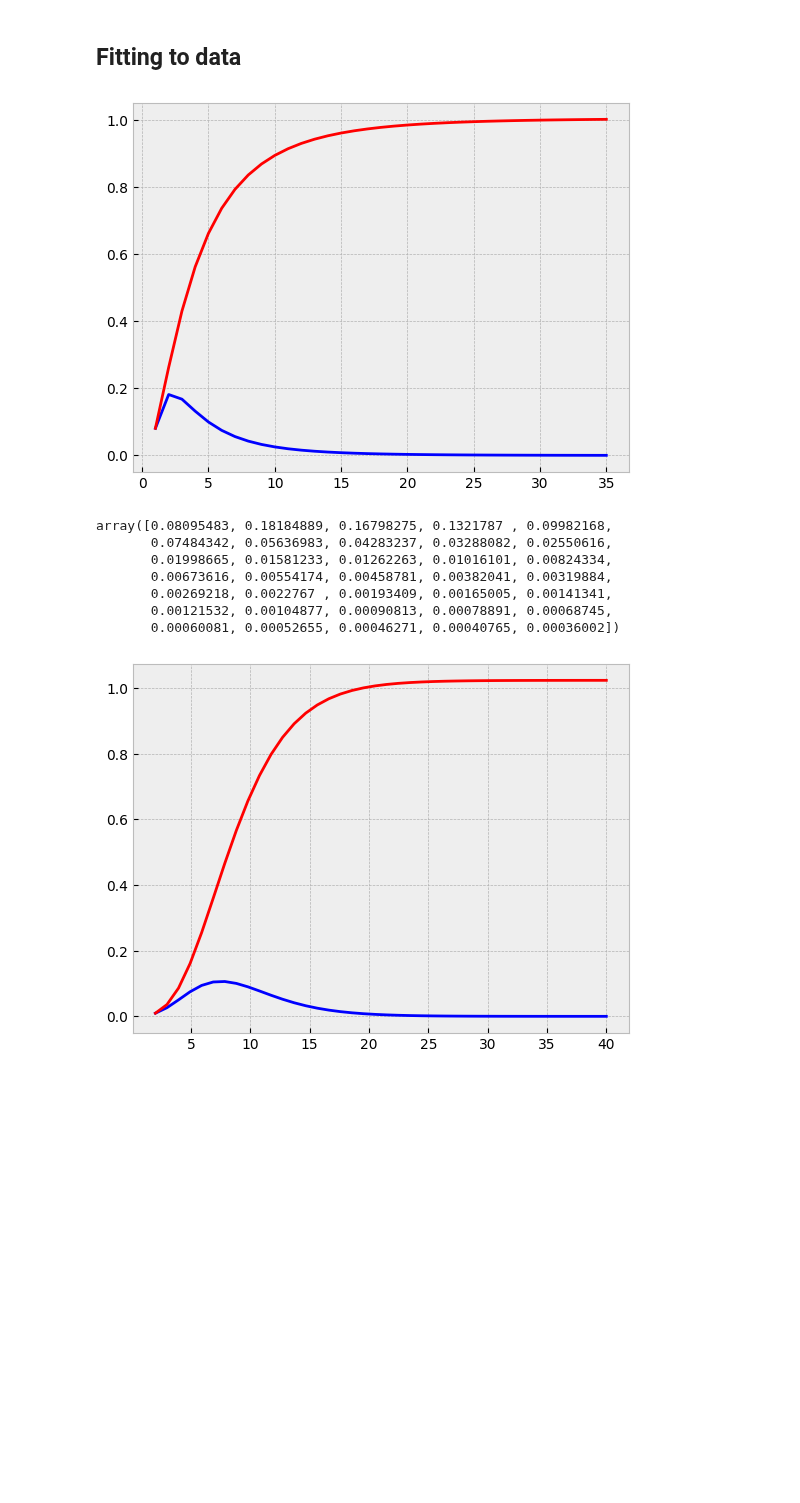
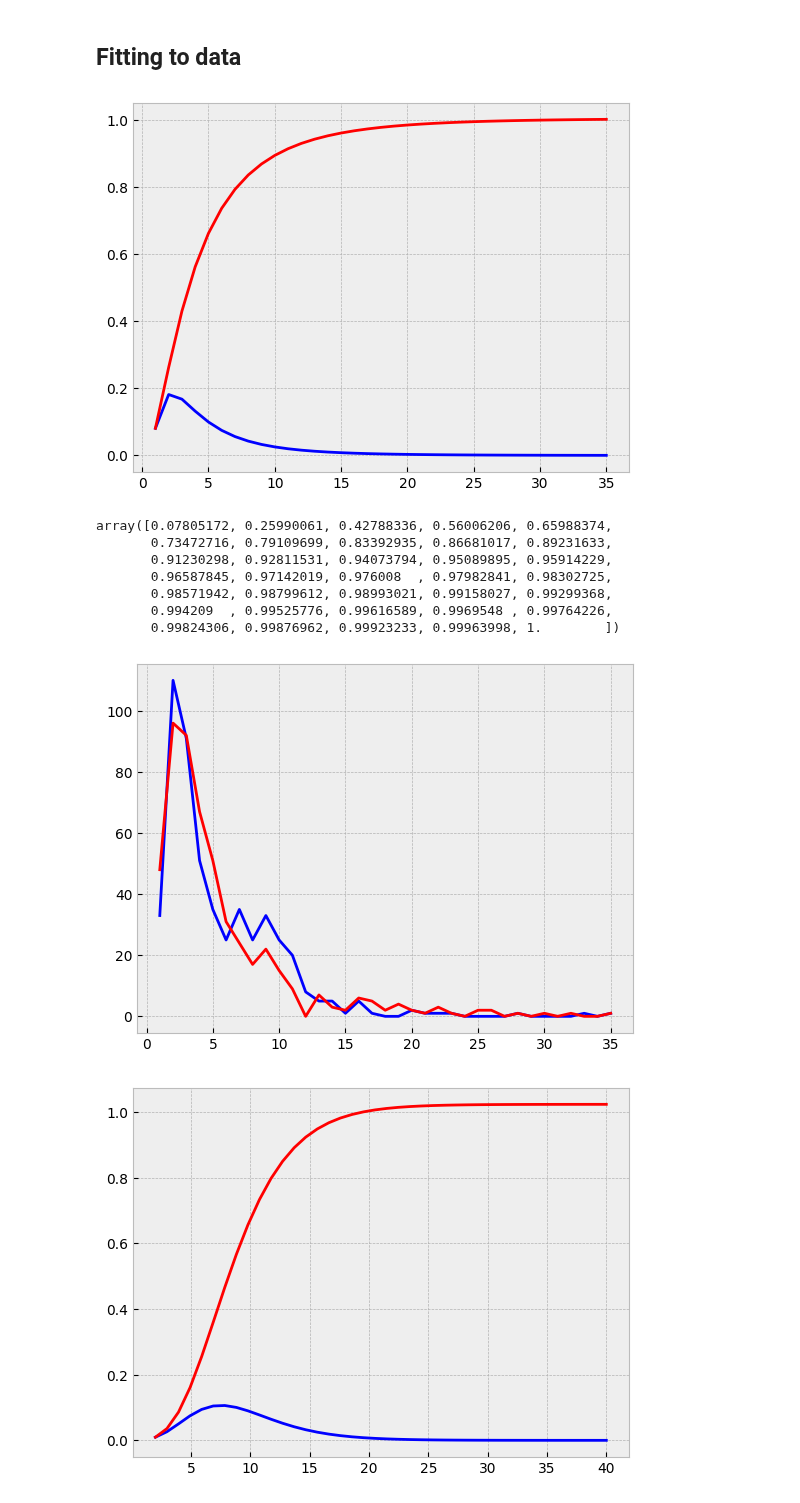
Before and after one commit to zkavtaskin/Lead-Time-Driven-Delivery-Simulation, a Jupyter notebook: Notebook/LittlePower.ipynb, the cells around one changed output. Drawn from its saved outputs; the diff is of its cells as text; code cells hidden in the pictures; blank space fills up the shorter version.

```diff
--- a/Notebook/LittlePower.ipynb
+++ b/Notebook/LittlePower.ipynb
@@ -166,16 +166,31 @@ cycle_cumulative = np.cumsum(cycle_fitted)
 plt.plot(X, cycle_fitted, c='blue')
 plt.plot(X, cycle_cumulative, c='red')
 plt.show()
-cycle_fitted
+
+#temp hack
+temp = (cycle_cumulative[-1:]-1)[0]
+temp
+cycle_fitted_temp = cycle_fitted
+cycle_fitted_temp[0]=cycle_fitted[0]-temp
+np.cumsum(cycle_fitted_temp)
 # %% [output]
 [figure]
-array([0.08095483, 0.18184889, 0.16798275, 0.1321787 , 0.09982168,
-       0.07484342, 0.05636983, 0.04283237, 0.03288082, 0.02550616,
-       0.01998665, 0.01581233, 0.01262263, 0.01016101, 0.00824334,
-       0.00673616, 0.00554174, 0.00458781, 0.00382041, 0.00319884,
-       0.00269218, 0.0022767 , 0.00193409, 0.00165005, 0.00141341,
-       0.00121532, 0.00104877, 0.00090813, 0.00078891, 0.00068745,
-       0.00060081, 0.00052655, 0.00046271, 0.00040765, 0.00036002])
+array([0.07805172, 0.25990061, 0.42788336, 0.56006206, 0.65988374,
+       0.73472716, 0.79109699, 0.83392935, 0.86681017, 0.89231633,
+       0.91230298, 0.92811531, 0.94073794, 0.95089895, 0.95914229,
+       0.96587845, 0.97142019, 0.976008  , 0.97982841, 0.98302725,
+       0.98571942, 0.98799612, 0.98993021, 0.99158027, 0.99299368,
+       0.994209  , 0.99525776, 0.99616589, 0.9969548 , 0.99764226,
+       0.99824306, 0.99876962, 0.99923233, 0.99963998, 1.        ])
+# %%
+actual, bins = np.histogram(sprints["CycleTime"], bins=max)
+simulated, bins = np.histogram(np.random.choice(X, 516, p=cycle_fitted_temp), bins=max)
+
+plt.plot(X, actual, c='blue')
+plt.plot(X, simulated, c='red')
+plt.show()
+# %% [output]
+[figure, added]
 # %%
 lead_dist = scipy.stats.lognorm
 min = int(sprints.describe().LeadTime["min"])
```
